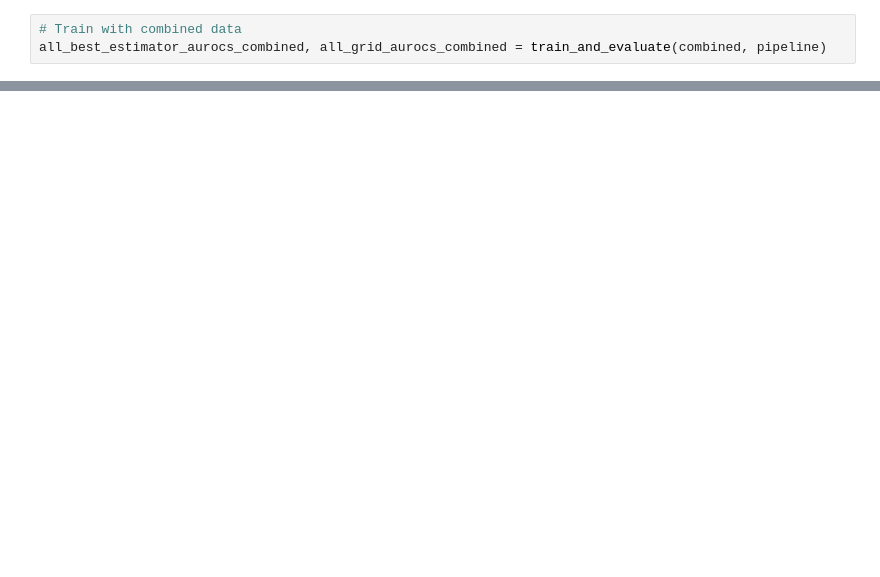
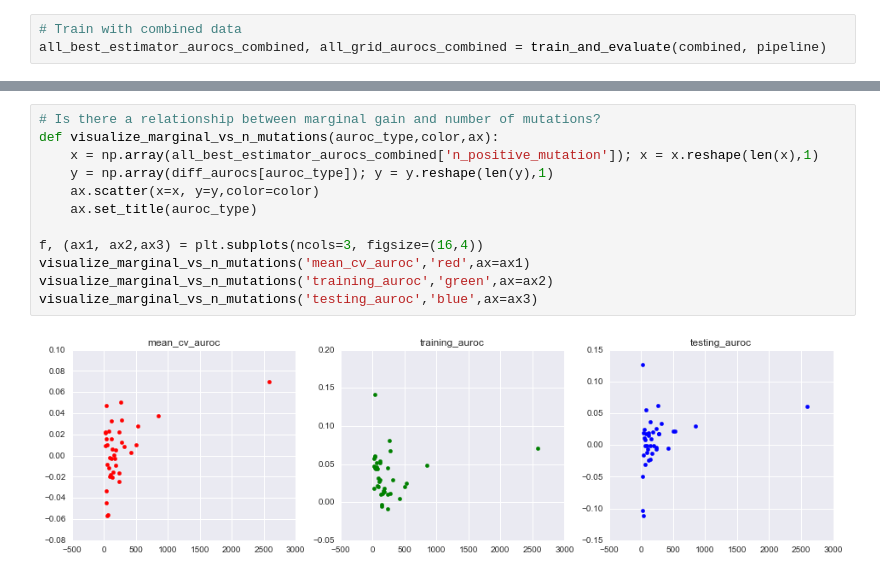
Before and after one commit to joshlevy89/machine-learning, a Jupyter notebook: explore/marginal-gain/marginal-gain-multiple-genes-pca.ipynb, the cells around one changed output, grey strips where cells are left out. Saved outputs shown, nothing was run; the diff lists cells and outputs as text; blank space fills up the shorter version.

```diff
--- a/explore/marginal-gain/marginal-gain-multiple-genes-pca.ipynb
+++ b/explore/marginal-gain/marginal-gain-multiple-genes-pca.ipynb
@@ -277,0 +298,14 @@ visualize_categories(diff_aurocs, 'best_estimator', 'marginal gain')
+# %%
+# Is there a relationship between marginal gain and number of mutations?
+def visualize_marginal_vs_n_mutations(auroc_type,color,ax):
+    x = np.array(all_best_estimator_aurocs_combined['n_positive_mutation']); x = x.reshape(len(x),1)
+    y = np.array(diff_aurocs[auroc_type]); y = y.reshape(len(y),1)
+    ax.scatter(x=x, y=y,color=color)
+    ax.set_title(auroc_type)
+
+f, (ax1, ax2,ax3) = plt.subplots(ncols=3, figsize=(16,4))
+visualize_marginal_vs_n_mutations('mean_cv_auroc','red',ax=ax1)
+visualize_marginal_vs_n_mutations('training_auroc','green',ax=ax2)
+visualize_marginal_vs_n_mutations('testing_auroc','blue',ax=ax3)
+# %% [output]
+[figure, added]
```
Also changed, not shown: parts of 13 cells of this notebook, 4 other files.
